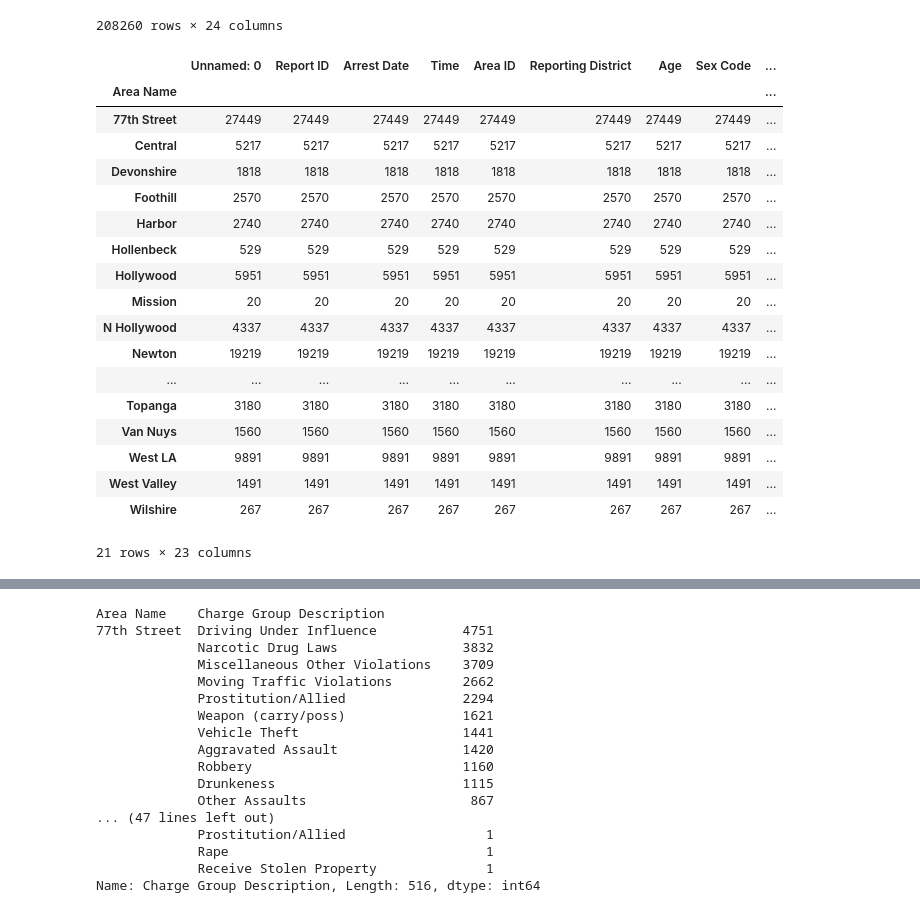
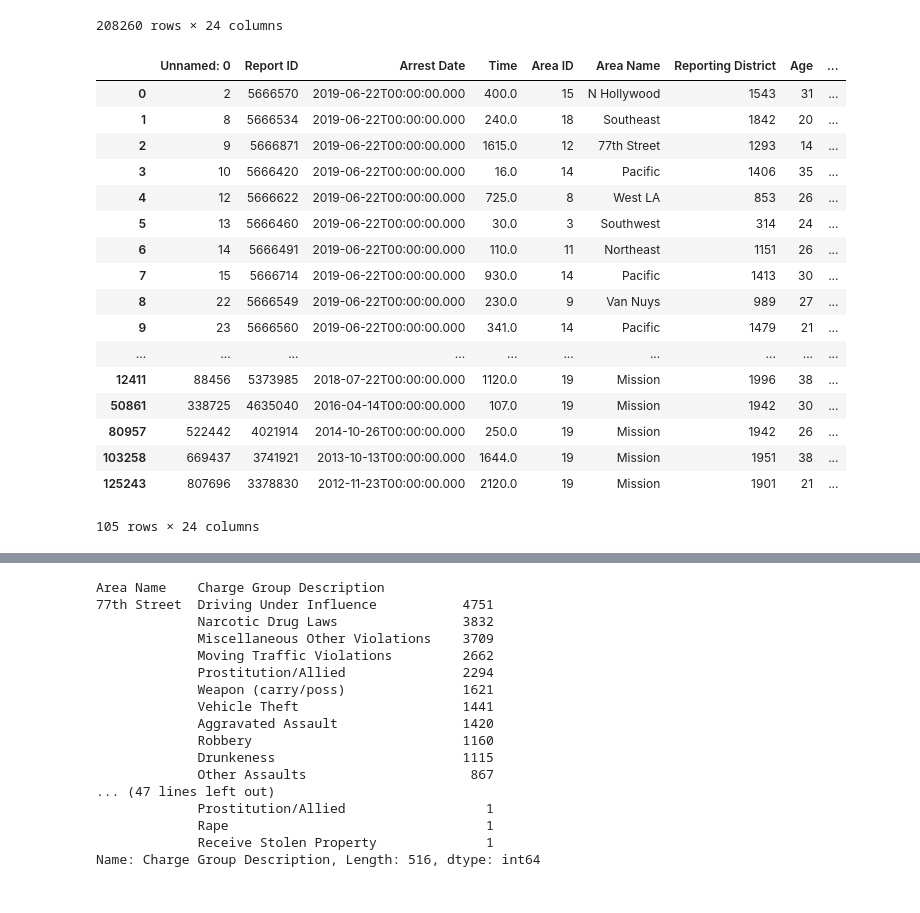
Before and after one commit to dshen90/Pandas_investigations_Inc_2, a Jupyter notebook: Crime_starter.ipynb, the cells around one changed output, grey strips where cells are left out. Cells and saved outputs as stored; diff of their text form; code cells hidden in the pictures.

```diff
--- a/Crime_starter.ipynb
+++ b/Crime_starter.ipynb
@@ -34,28 +35,29 @@ df
 
 area_names=set(df['Area Name'])
 crimes=set(df['Charge Group Description'])
-# %%
-df.groupby('Area Name').count()
-# %% [output]
-|  | Unnamed: 0 | Report ID | Arrest Date | Time | Area ID | Reporting District | Age | Sex Code | ... |
-| Area Name |  |  |  |  |  |  |  |  | ... |
-| 77th Street | 27449 | 27449 | 27449 | 27449 | 27449 | 27449 | 27449 | 27449 | ... |
-| Central | 5217 | 5217 | 5217 | 5217 | 5217 | 5217 | 5217 | 5217 | ... |
-| Devonshire | 1818 | 1818 | 1818 | 1818 | 1818 | 1818 | 1818 | 1818 | ... |
-| Foothill | 2570 | 2570 | 2570 | 2570 | 2570 | 2570 | 2570 | 2570 | ... |
-| Harbor | 2740 | 2740 | 2740 | 2740 | 2740 | 2740 | 2740 | 2740 | ... |
-| Hollenbeck | 529 | 529 | 529 | 529 | 529 | 529 | 529 | 529 | ... |
-| Hollywood | 5951 | 5951 | 5951 | 5951 | 5951 | 5951 | 5951 | 5951 | ... |
-| Mission | 20 | 20 | 20 | 20 | 20 | 20 | 20 | 20 | ... |
-| N Hollywood | 4337 | 4337 | 4337 | 4337 | 4337 | 4337 | 4337 | 4337 | ... |
-| Newton | 19219 | 19219 | 19219 | 19219 | 19219 | 19219 | 19219 | 19219 | ... |
-| ... | ... | ... | ... | ... | ... | ... | ... | ... | ... |
-| Topanga | 3180 | 3180 | 3180 | 3180 | 3180 | 3180 | 3180 | 3180 | ... |
-| Van Nuys | 1560 | 1560 | 1560 | 1560 | 1560 | 1560 | 1560 | 1560 | ... |
-| West LA | 9891 | 9891 | 9891 | 9891 | 9891 | 9891 | 9891 | 9891 | ... |
-| West Valley | 1491 | 1491 | 1491 | 1491 | 1491 | 1491 | 1491 | 1491 | ... |
-| Wilshire | 267 | 267 | 267 | 267 | 267 | 267 | 267 | 267 | ... |
-21 rows × 23 columns
+# %%
+#Group by Area name to have distinct areas
+
+df.groupby('Area Name').head()
+# %% [output]
+|  | Unnamed: 0 | Report ID | Arrest Date | Time | Area ID | Area Name | Reporting District | Age | ... |
+| 0 | 2 | 5666570 | 2019-06-22T00:00:00.000 | 400.0 | 15 | N Hollywood | 1543 | 31 | ... |
+| 1 | 8 | 5666534 | 2019-06-22T00:00:00.000 | 240.0 | 18 | Southeast | 1842 | 20 | ... |
+| 2 | 9 | 5666871 | 2019-06-22T00:00:00.000 | 1615.0 | 12 | 77th Street | 1293 | 14 | ... |
+| 3 | 10 | 5666420 | 2019-06-22T00:00:00.000 | 16.0 | 14 | Pacific | 1406 | 35 | ... |
+| 4 | 12 | 5666622 | 2019-06-22T00:00:00.000 | 725.0 | 8 | West LA | 853 | 26 | ... |
+| 5 | 13 | 5666460 | 2019-06-22T00:00:00.000 | 30.0 | 3 | Southwest | 314 | 24 | ... |
+| 6 | 14 | 5666491 | 2019-06-22T00:00:00.000 | 110.0 | 11 | Northeast | 1151 | 26 | ... |
+| 7 | 15 | 5666714 | 2019-06-22T00:00:00.000 | 930.0 | 14 | Pacific | 1413 | 30 | ... |
+| 8 | 22 | 5666549 | 2019-06-22T00:00:00.000 | 230.0 | 9 | Van Nuys | 989 | 27 | ... |
+| 9 | 23 | 5666560 | 2019-06-22T00:00:00.000 | 341.0 | 14 | Pacific | 1479 | 21 | ... |
+| ... | ... | ... | ... | ... | ... | ... | ... | ... | ... |
+| 12411 | 88456 | 5373985 | 2018-07-22T00:00:00.000 | 1120.0 | 19 | Mission | 1996 | 38 | ... |
+| 50861 | 338725 | 4635040 | 2016-04-14T00:00:00.000 | 107.0 | 19 | Mission | 1942 | 30 | ... |
+| 80957 | 522442 | 4021914 | 2014-10-26T00:00:00.000 | 250.0 | 19 | Mission | 1942 | 26 | ... |
+| 103258 | 669437 | 3741921 | 2013-10-13T00:00:00.000 | 1644.0 | 19 | Mission | 1951 | 38 | ... |
+| 125243 | 807696 | 3378830 | 2012-11-23T00:00:00.000 | 2120.0 | 19 | Mission | 1901 | 21 | ... |
+105 rows × 24 columns
 # %%
 #Dataframe for area
 df_area=df[['Area Name','Reporting District','Address','Location','Zip Codes','Charge Group Description','Charge Group Code']]
```
Also changed, not shown: parts of 20 cells of this notebook, 5 other files.
